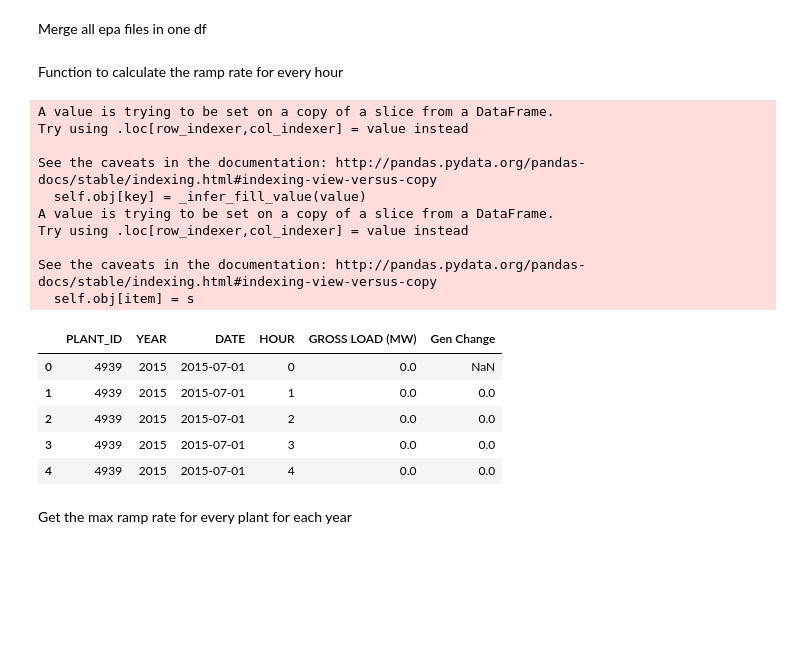
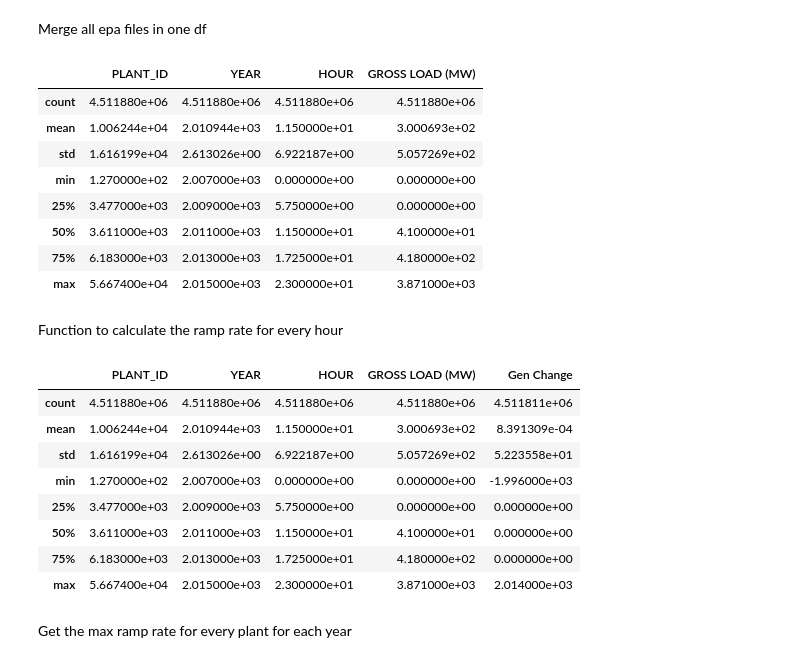
Before and after one commit to gschivley/ERCOT_power, a Jupyter notebook: Raw Data/Merging EPA and EIA.ipynb, the cells around one changed output. Saved outputs shown, nothing was run; the diff lists cells and outputs as text; code cells hidden in the pictures; blank space fills up the shorter version.

```diff
--- a/Raw Data/Merging EPA and EIA.ipynb
+++ b/Raw Data/Merging EPA and EIA.ipynb
@@ -541,6 +541,11 @@ for key, df in clusterDict.iteritems():
     clusterDict[key]['capacity_factor'] = aggEIADict[key]['NET_GENERATION_(MEGAWATTHOURS)'] / (8670*clusterDict[key]['capacity'])
     clusterDict[key]['efficiency'] = (aggEIADict[key]['NET_GENERATION_(MEGAWATTHOURS)']*3.412)/(1.0*aggEIADict[key]['ELEC_FUEL_CONSUMPTION_MMBTU'])
     clusterDict[key]['fuel_type'] = aggEIADict[key][fuel_cols].apply(top_fuel, axis=1)
+    clusterDict[key] = clusterDict[key][clusterDict[key]['fuel_type'].isin(['SUB',
+                                                                            'LIG',
+                                                                            'DFO',
+                                                                            'NG',
+                                                                            'RFO'])]
 # %% [markdown]
 Merge all epa files in one df
 # %%
@@ -555,6 +560,18 @@ for key, df in epaDict.iteritems():
 
 # Change nan to 0
 result.fillna(0, inplace=True)
+# %%
+result.describe()
+# %% [output]
+|  | PLANT_ID | YEAR | HOUR | GROSS LOAD (MW) |
+| count | 4.511880e+06 | 4.511880e+06 | 4.511880e+06 | 4.511880e+06 |
+| mean | 1.006244e+04 | 2.010944e+03 | 1.150000e+01 | 3.000693e+02 |
+| std | 1.616199e+04 | 2.613026e+00 | 6.922187e+00 | 5.057269e+02 |
+| min | 1.270000e+02 | 2.007000e+03 | 0.000000e+00 | 0.000000e+00 |
+| 25% | 3.477000e+03 | 2.009000e+03 | 5.750000e+00 | 0.000000e+00 |
+| 50% | 3.611000e+03 | 2.011000e+03 | 1.150000e+01 | 4.100000e+01 |
+| 75% | 6.183000e+03 | 2.013000e+03 | 1.725000e+01 | 4.180000e+02 |
+| max | 5.667400e+04 | 2.015000e+03 | 2.300000e+01 | 3.871000e+03 |
 # %% [markdown]
 Function to calculate the ramp rate for every hour
 # %%
@@ -577,25 +594,17 @@ def plant_gen_delta(df):
     return pd.concat(df_list)
 # %%
 ramp_df = plant_gen_delta(result)
-# %% [output]
-A value is trying to be set on a copy of a slice from a DataFrame.
-Try using .loc[row_indexer,col_indexer] = value instead
-
-See the caveats in the documentation: http://pandas.pydata.org/pandas-docs/stable/indexing.html#indexing-view-versus-copy
-  self.obj[key] = _infer_fill_value(value)
-A value is trying to be set on a copy of a slice from a DataFrame.
-Try using .loc[row_indexer,col_indexer] = value instead
-
-See the caveats in the documentation: http://pandas.pydata.org/pandas-docs/stable/indexing.html#indexing-view-versus-copy
-  self.obj[item] = s
 # %%
-ramp_df.head()
+ramp_df.describe()
 # %% [output]
-|  | PLANT_ID | YEAR | DATE | HOUR | GROSS LOAD (MW) | Gen Change |
-| 0 | 4939 | 2015 | 2015-07-01 | 0 | 0.0 | NaN |
-| 1 | 4939 | 2015 | 2015-07-01 | 1 | 0.0 | 0.0 |
-| 2 | 4939 | 2015 | 2015-07-01 | 2 | 0.0 | 0.0 |
-| 3 | 4939 | 2015 | 2015-07-01 | 3 | 0.0 | 0.0 |
-| 4 | 4939 | 2015 | 2015-07-01 | 4 | 0.0 | 0.0 |
+|  | PLANT_ID | YEAR | HOUR | GROSS LOAD (MW) | Gen Change |
+| count | 4.511880e+06 | 4.511880e+06 | 4.511880e+06 | 4.511880e+06 | 4.511811e+06 |
+| mean | 1.006244e+04 | 2.010944e+03 | 1.150000e+01 | 3.000693e+02 | 8.391309e-04 |
+| std | 1.616199e+04 | 2.613026e+00 | 6.922187e+00 | 5.057269e+02 | 5.223558e+01 |
+| min | 1.270000e+02 | 2.007000e+03 | 0.000000e+00 | 0.000000e+00 | -1.996000e+03 |
+| 25% | 3.477000e+03 | 2.009000e+03 | 5.750000e+00 | 0.000000e+00 | 0.000000e+00 |
+| 50% | 3.611000e+03 | 2.011000e+03 | 1.150000e+01 | 4.100000e+01 | 0.000000e+00 |
+| 75% | 6.183000e+03 | 2.013000e+03 | 1.725000e+01 | 4.180000e+02 | 0.000000e+00 |
+| max | 5.667400e+04 | 2.015000e+03 | 2.300000e+01 | 3.871000e+03 | 2.014000e+03 |
 # %% [markdown]
 Get the max ramp rate for every plant for each year
```
Also changed, not shown: parts of 8 cells of this notebook, 1 other file.
